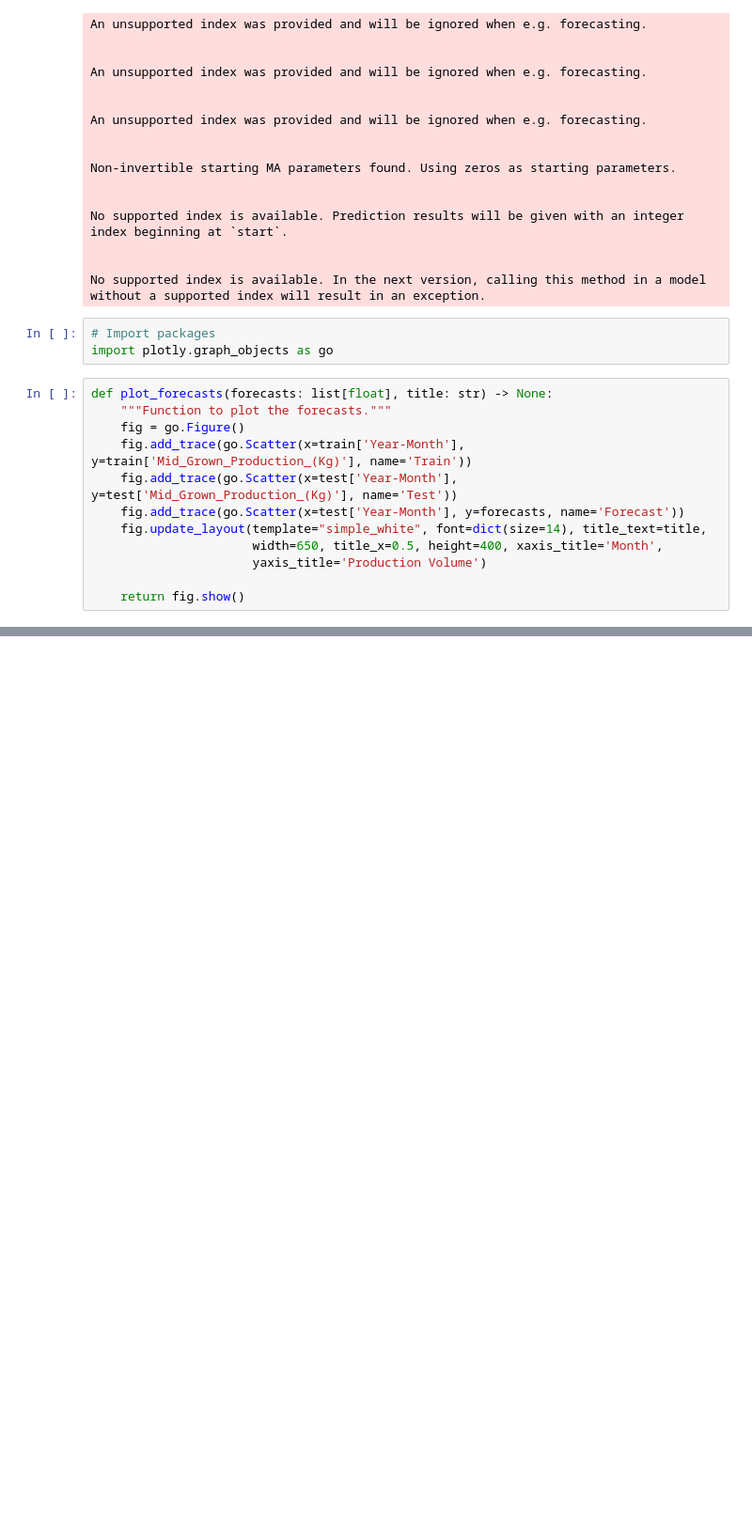
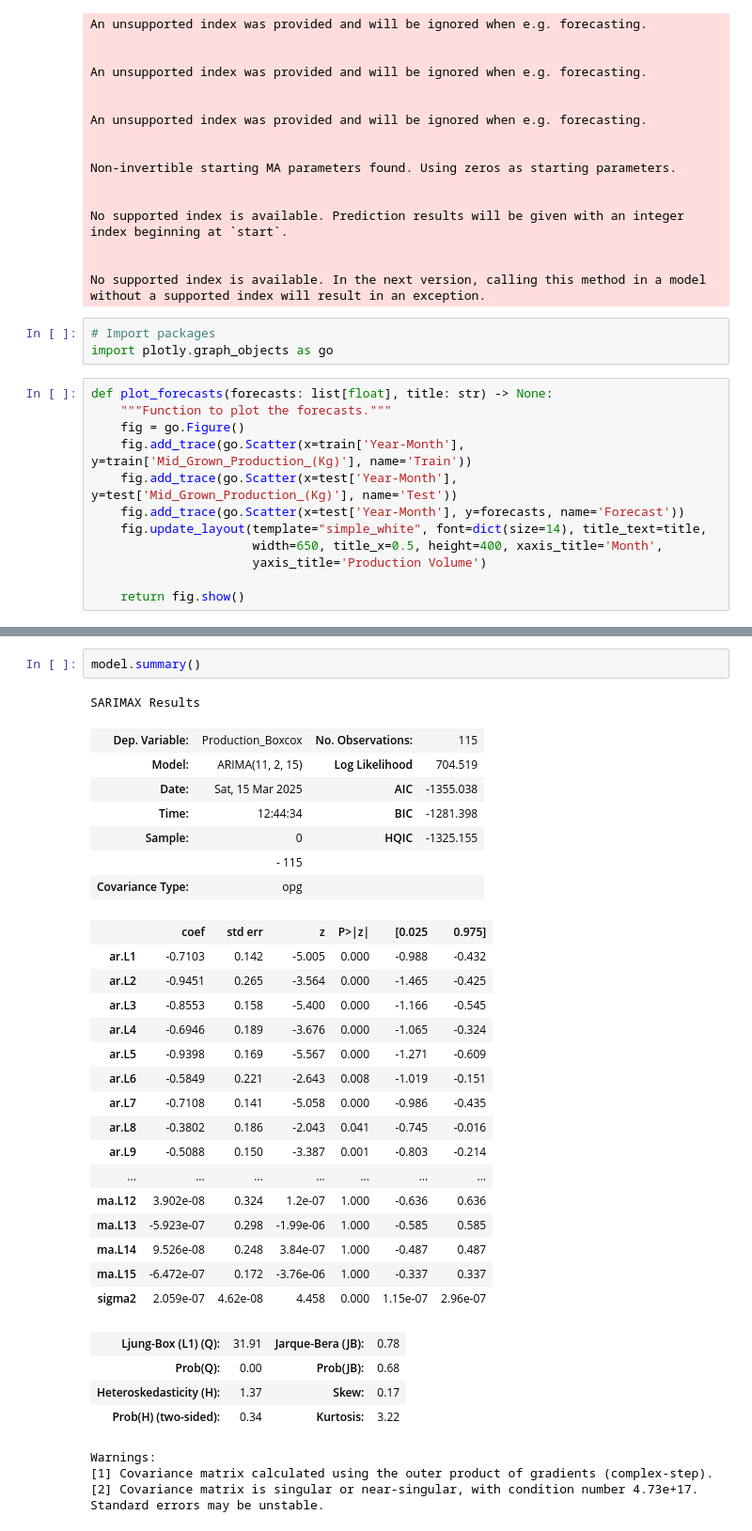
Before and after one commit to hasithapeiris/tea-plantation-portal, a Jupyter notebook: notebooks/production_prediction/models/mid_production_model.ipynb, the cells around one changed output, grey strips where cells are left out. Shown: that part at 94% size. Drawn from its saved outputs; the diff is of its cells as text; blank space fills up the shorter version.

```diff
--- a/notebooks/production_prediction/models/mid_production_model.ipynb
+++ b/notebooks/production_prediction/models/mid_production_model.ipynb
@@ -105,0 +136,34 @@ plot_forecasts(forecasts, 'Mid Grown Production')
+# %%
+model.summary()
+# %% [output]
+SARIMAX Results
+| Dep. Variable: | Production_Boxcox | No. Observations: | 115 |
+| Model: | ARIMA(11, 2, 15) | Log Likelihood | 704.519 |
+| Date: | Sat, 15 Mar 2025 | AIC | -1355.038 |
+| Time: | 12:44:34 | BIC | -1281.398 |
+| Sample: | 0 | HQIC | -1325.155 |
+|  | - 115 |  |  |
+| Covariance Type: | opg |  |  |
+|  | coef | std err | z | P>|z| | [0.025 | 0.975] |
+| ar.L1 | -0.7103 | 0.142 | -5.005 | 0.000 | -0.988 | -0.432 |
+| ar.L2 | -0.9451 | 0.265 | -3.564 | 0.000 | -1.465 | -0.425 |
+| ar.L3 | -0.8553 | 0.158 | -5.400 | 0.000 | -1.166 | -0.545 |
+| ar.L4 | -0.6946 | 0.189 | -3.676 | 0.000 | -1.065 | -0.324 |
+| ar.L5 | -0.9398 | 0.169 | -5.567 | 0.000 | -1.271 | -0.609 |
+| ar.L6 | -0.5849 | 0.221 | -2.643 | 0.008 | -1.019 | -0.151 |
+| ar.L7 | -0.7108 | 0.141 | -5.058 | 0.000 | -0.986 | -0.435 |
+| ar.L8 | -0.3802 | 0.186 | -2.043 | 0.041 | -0.745 | -0.016 |
+| ar.L9 | -0.5088 | 0.150 | -3.387 | 0.001 | -0.803 | -0.214 |
+| ... | ... | ... | ... | ... | ... | ... |
+| ma.L12 | 3.902e-08 | 0.324 | 1.2e-07 | 1.000 | -0.636 | 0.636 |
+| ma.L13 | -5.923e-07 | 0.298 | -1.99e-06 | 1.000 | -0.585 | 0.585 |
+| ma.L14 | 9.526e-08 | 0.248 | 3.84e-07 | 1.000 | -0.487 | 0.487 |
+| ma.L15 | -6.472e-07 | 0.172 | -3.76e-06 | 1.000 | -0.337 | 0.337 |
+| sigma2 | 2.059e-07 | 4.62e-08 | 4.458 | 0.000 | 1.15e-07 | 2.96e-07 |
+| Ljung-Box (L1) (Q): | 31.91 | Jarque-Bera (JB): | 0.78 |
+| Prob(Q): | 0.00 | Prob(JB): | 0.68 |
+| Heteroskedasticity (H): | 1.37 | Skew: | 0.17 |
+| Prob(H) (two-sided): | 0.34 | Kurtosis: | 3.22 |
+Warnings:
+[1] Covariance matrix calculated using the outer product of gradients (complex-step).
+[2] Covariance matrix is singular or near-singular, with condition number 4.73e+17. Standard errors may be unstable.
```
Also changed, not shown: parts of 7 cells of this notebook, 10 other files.
